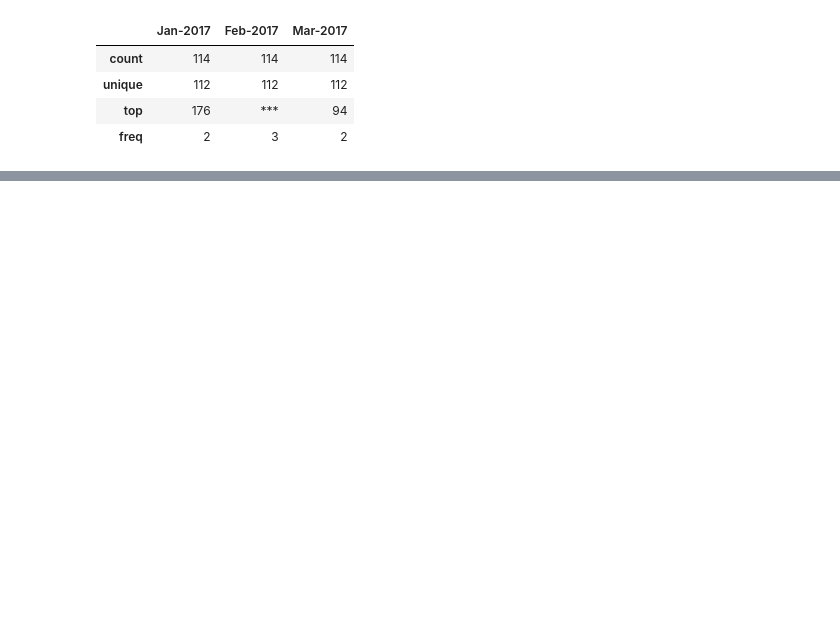
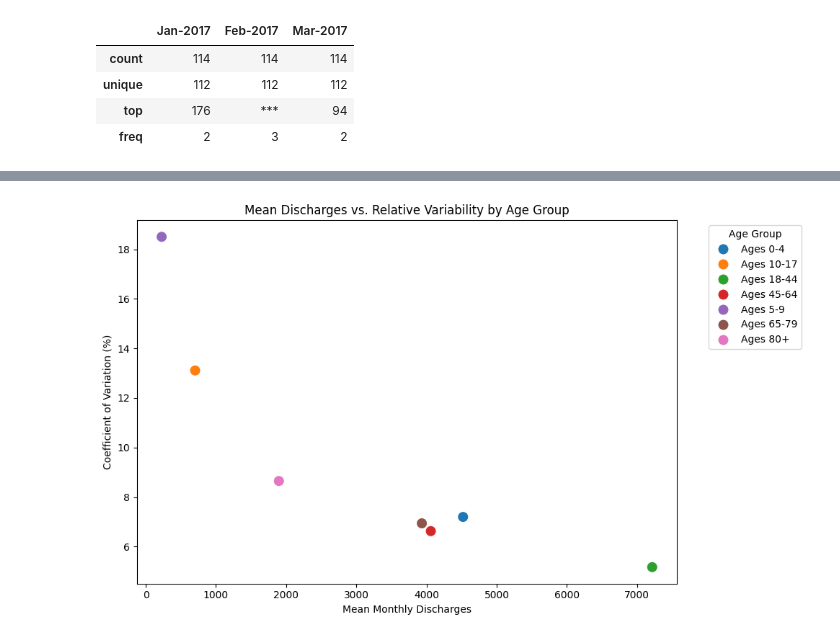
Before and after one commit to curiousdatamind/utah-hospital-discharge-analysis, a Jupyter notebook: Utah_Hospital_Discharge_Analysis.ipynb, the cells around one changed output, grey strips where cells are left out. Saved outputs shown, nothing was run; the diff lists cells and outputs as text; code cells hidden in the pictures; blank space fills up the shorter version.

```diff
--- a/Utah_Hospital_Discharge_Analysis.ipynb
+++ b/Utah_Hospital_Discharge_Analysis.ipynb
@@ -219,0 +440,19 @@ Elective inpatient stays                            584.64  1177.0   4137.0
+# %%
+# Calculate mean and coefficient of variation
+# Mean is average monthly discharge count (sum of discharges/months)
+# Coefficient of variation shows relative variability in groups
+# (standard deviation/mean), expressed as percent
+
+# Calculate statistics by age group
+age_stats = ages_melted.groupby("Characteristic by Month")["Discharges"].agg(
+    ["mean", "std"]
+)
+
+# Calculate coefficient of variation as a percentage
+age_stats["CV"] = (
+    age_stats["std"] / age_stats["mean"]
+) * 100
+
+age_stats = age_stats.reset_index()
+
+age_stats.round(2)
@@ -219,0 +472,24 @@ Elective inpatient stays                            584.64  1177.0   4137.0
+# %%
+# Scatterplot for discharges and age group
+
+# Mean vs. coefficient of variation
+plt.figure(figsize=(10, 6))
+
+sns.scatterplot(
+    data=age_stats,
+    x="mean",
+    y="CV",
+    hue="Characteristic by Month",
+    s=120
+)
+
+plt.title("Mean Discharges vs. Relative Variability by Age Group")
+plt.xlabel("Mean Monthly Discharges")
+plt.ylabel("Coefficient of Variation (%)")
+
+plt.legend(title="Age Group", bbox_to_anchor=(1.05, 1), loc="upper left")
+plt.tight_layout()
+plt.savefig("age_mean_cv.png", dpi=300, bbox_inches="tight")
+plt.show()
+# %% [output]
+[figure, added]
```
Also changed, not shown: parts of 32 cells of this notebook.
